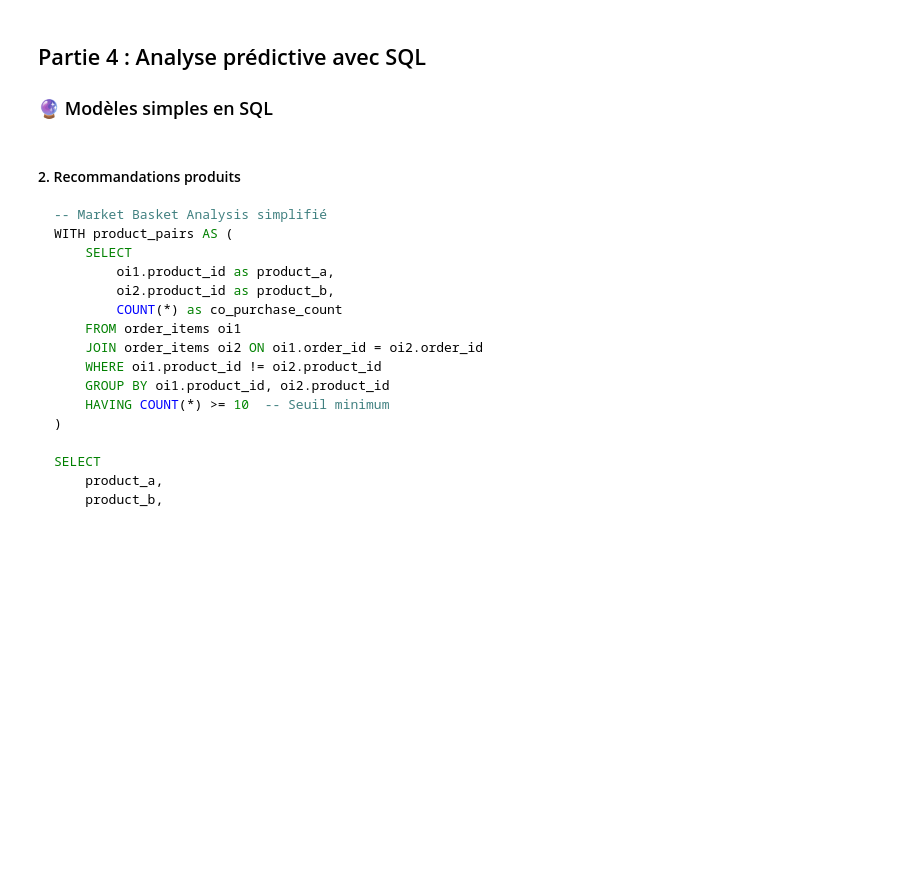
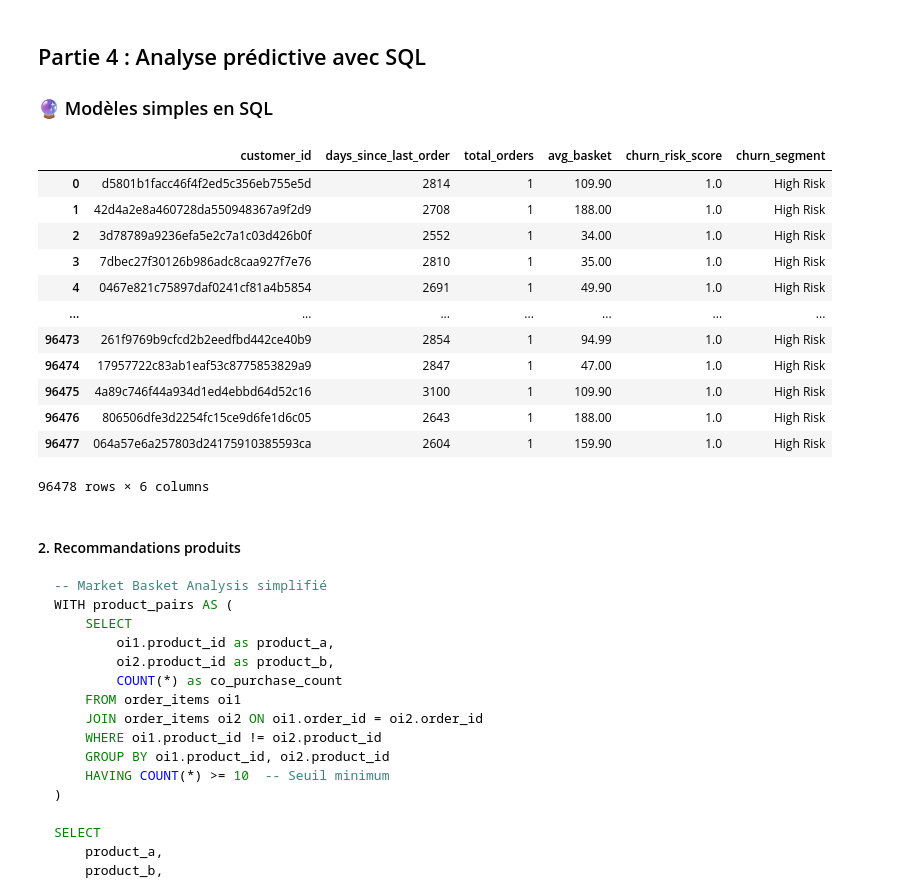
Before and after one commit to kirillsst/multi-tech-data-analysis, a Jupyter notebook: notebooks/Notebook_2_Analyse_e_commerce_avec_PostgreSQL_en_ligne.ipynb, the cells around one changed output. Cells and saved outputs as stored; diff of their text form; code cells hidden in the pictures; blank space fills up the shorter version.

````diff
--- a/notebooks/Notebook_2_Analyse_e_commerce_avec_PostgreSQL_en_ligne.ipynb
+++ b/notebooks/Notebook_2_Analyse_e_commerce_avec_PostgreSQL_en_ligne.ipynb
@@ -494,43 +525,64 @@ ORDER BY year, month, day_of_week;
 
 ### 🔮 Modèles simples en SQL
 # %%
-#### 1. Prédiction de churn
-
 def churn_prediction_sql():
     """
     Identifiez les clients à risque de churn
 
     Indicateurs :
     - Pas d'achat depuis X jours
     - Baisse de fréquence d'achat
     - Diminution du panier moyen
     - Changement de comportement géographique
     """
-
-    churn_query = """
+    query = """
     WITH customer_activity AS (
-        -- Calculez les métriques d'activité récente
+     -- Calculez les métriques d'activité récente
         -- Comparez avec l'historique du client
         -- Scorez le risque de churn
-
+        SELECT
+            c.customer_id,
+            MAX(co.order_purchase_timestamp)::date AS last_order_date,
+            COUNT(co.order_id) AS total_orders,
+            ROUND(SUM(oi.price) / COUNT(co.order_id), 2) AS avg_basket
+        FROM customers c
+        JOIN customer_orders co ON c.customer_id = co.customer_id
+        JOIN order_items oi ON co.order_id = oi.order_id
+        WHERE co.order_status = 'delivered'
+        GROUP BY c.customer_id
     )
-
     SELECT
         customer_id,
-        days_since_last_order,
-        order_frequency_trend,
-        monetary_trend,
-        churn_risk_score,
+        CURRENT_DATE - last_order_date AS days_since_last_order,
+        total_orders,
+        avg_basket,
+        ROUND(
+            LEAST(1.0, ((CURRENT_DATE - last_order_date) / 90.0)), 2
+        ) AS churn_risk_score,
         CASE
-            WHEN churn_risk_score > 0.7 THEN 'High Risk'
-            WHEN churn_risk_score > 0.4 THEN 'Medium Risk'
+            WHEN ((CURRENT_DATE - last_order_date) / 90.0) > 0.7 THEN 'High Risk'
+            WHEN ((CURRENT_DATE - last_order_date) / 90.0) > 0.4 THEN 'Medium Risk'
             ELSE 'Low Risk'
-        END as churn_segment
-    FROM customer_activity;
+        END AS churn_segment
+    FROM customer_activity
+    ORDER BY churn_risk_score DESC;
     """
-
-    return pd.read_sql(churn_query, engine)
+    return pd.read_sql(query, engine)
 churn_prediction_sql()
+# %% [output]
+|  | customer_id | days_since_last_order | total_orders | avg_basket | churn_risk_score | churn_segment |
+| 0 | d5801b1facc46f4f2ed5c356eb755e5d | 2814 | 1 | 109.90 | 1.0 | High Risk |
+| 1 | 42d4a2e8a460728da550948367a9f2d9 | 2708 | 1 | 188.00 | 1.0 | High Risk |
+| 2 | 3d78789a9236efa5e2c7a1c03d426b0f | 2552 | 1 | 34.00 | 1.0 | High Risk |
+| 3 | 7dbec27f30126b986adc8caa927f7e76 | 2810 | 1 | 35.00 | 1.0 | High Risk |
+| 4 | 0467e821c75897daf0241cf81a4b5854 | 2691 | 1 | 49.90 | 1.0 | High Risk |
+| ... | ... | ... | ... | ... | ... | ... |
+| 96473 | 261f9769b9cfcd2b2eedfbd442ce40b9 | 2854 | 1 | 94.99 | 1.0 | High Risk |
+| 96474 | 17957722c83ab1eaf53c8775853829a9 | 2847 | 1 | 47.00 | 1.0 | High Risk |
+| 96475 | 4a89c746f44a934d1ed4ebbd64d52c16 | 3100 | 1 | 109.90 | 1.0 | High Risk |
+| 96476 | 806506dfe3d2254fc15ce9d6fe1d6c05 | 2643 | 1 | 188.00 | 1.0 | High Risk |
+| 96477 | 064a57e6a257803d24175910385593ca | 2604 | 1 | 159.90 | 1.0 | High Risk |
+96478 rows × 6 columns
 # %% [markdown]
 #### 2. Recommandations produits
 ```sql
````
Also changed, not shown: parts of 5 cells of this notebook.
